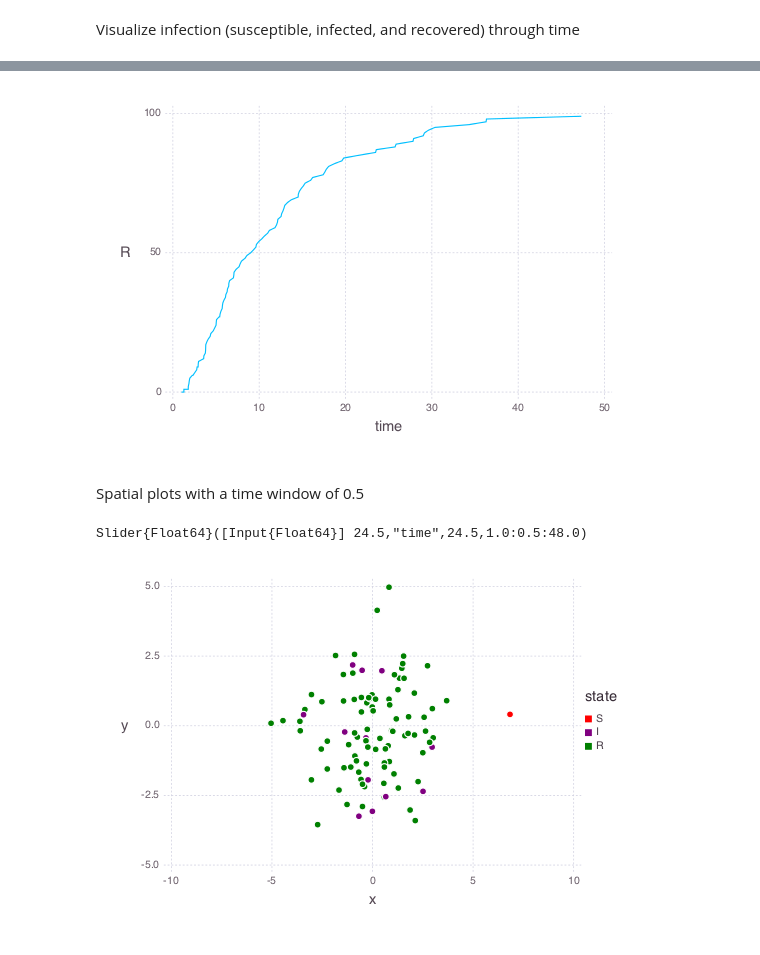
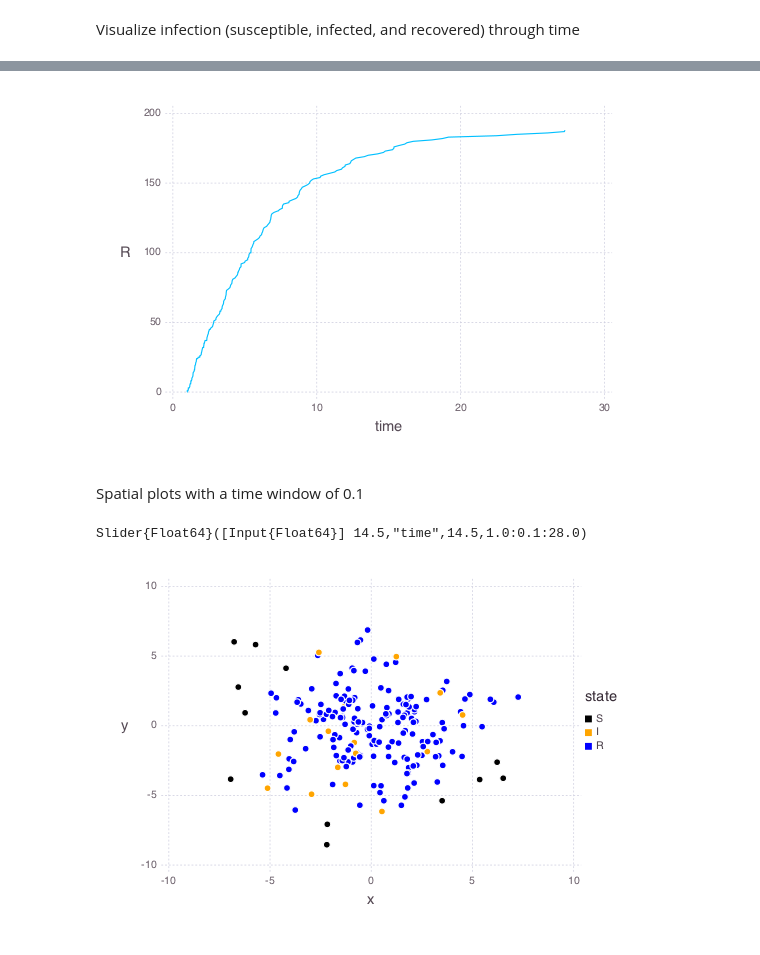
Before and after one commit to jangevaare/ILMs.jl, a Jupyter notebook: example_continuous_SIR.ipynb, the cells around one changed output, grey strips where cells are left out. Drawn from its saved outputs; the diff is of its cells as text; code cells hidden in the pictures.

```diff
--- a/example_continuous_SIR.ipynb
+++ b/example_continuous_SIR.ipynb
@@ -7,6 +7,6 @@ state_animation (generic function with 1 method)
 # %% [markdown]
 Generate a population from a bi-variate normal distribution...
 # %%
-pop_db1 = create_pop_db(100, MvNormal(eye(2).*4))
+pop_db1 = create_pop_db(200, MvNormal(eye(2).*7))
 # %% [output]
 |  | ind_id | x | y |
@@ -30,3 +30,3 @@ Generate the initial infection and propagate infection through population (SIR m
 # %%
-evdb = infect_recover_loop(pop_db1, "continuous", "SIR", 1, 5, 10)
+evdb = infect_recover_loop(pop_db1, "continuous", "SIR", 2, 8, 5)
 # %% [output]
@@ -61,11 +61,11 @@ plot(evseries, x="time", y="I", Geom.line)
 # %%
 plot(evseries, x="time", y="R", Geom.line)
 # %% [output]
-[figure, old version]
+[figure, new version]
 # %% [markdown]
-Spatial plots with a time window of 0.5
+Spatial plots with a time window of 0.1
 # %%
-state_animation(0.5, evdb, pop_db1)
+state_animation(0.1, evdb, pop_db1)
 # %% [output]
-Slider{Float64}([Input{Float64}] 24.5,"time",24.5,1.0:0.5:48.0)
+Slider{Float64}([Input{Float64}] 14.5,"time",14.5,1.0:0.1:28.0)
-[figure, old version]
+[figure, new version]
```
Also changed, not shown: parts of 5 cells of this notebook, 1 other file.
